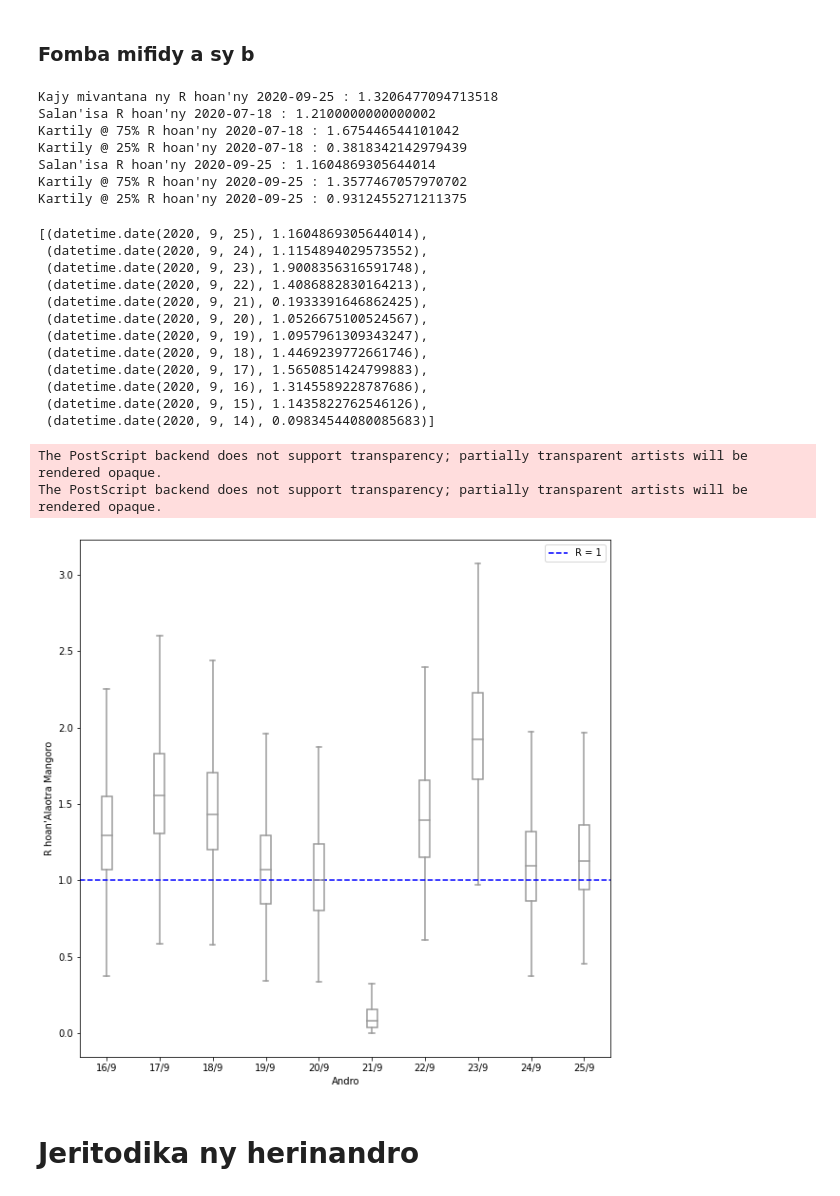
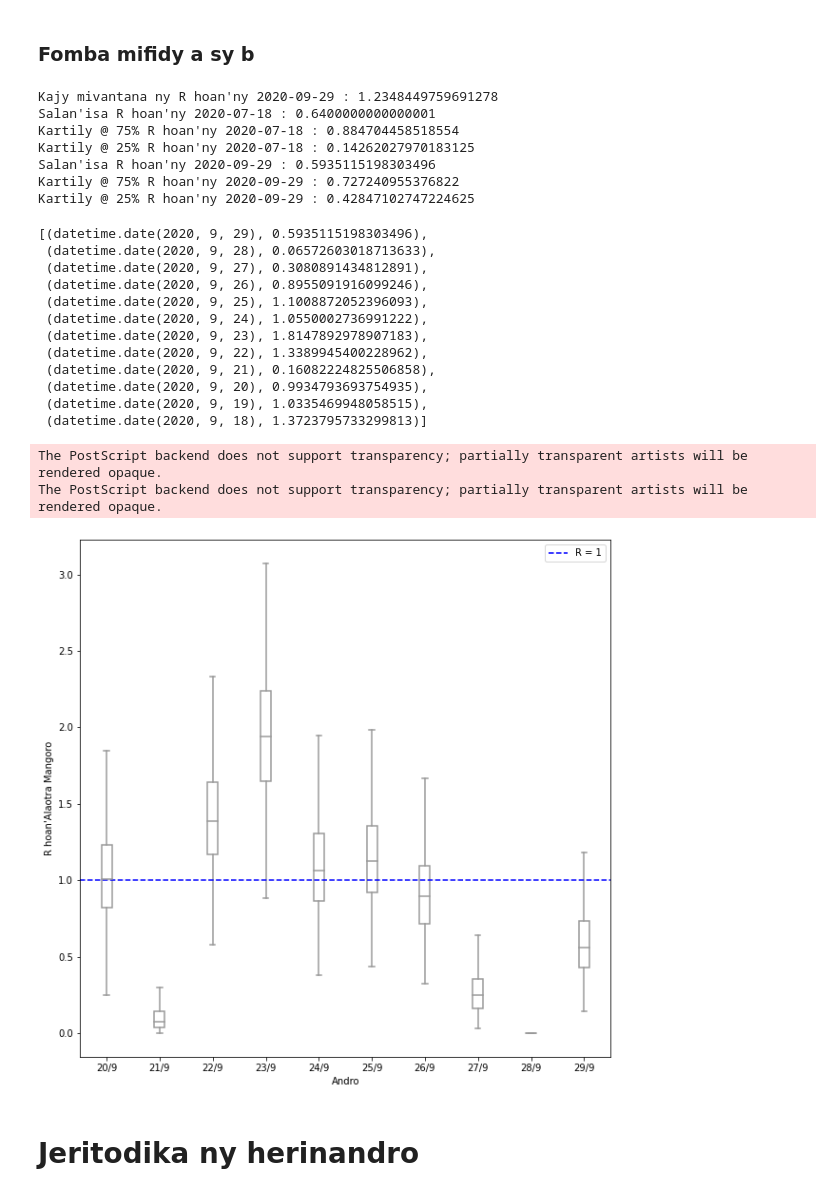
Before and after one commit to tabilaocov/ady_cov, a Jupyter notebook: scr/modely_RP/R_alaotra.ipynb, the cells around one changed output. Saved outputs shown, nothing was run; the diff lists cells and outputs as text; code cells hidden in the pictures.

```diff
--- a/scr/modely_RP/R_alaotra.ipynb
+++ b/scr/modely_RP/R_alaotra.ipynb
@@ -338,8 +338,8 @@ R(t= 2020-09-25 ) = 1.1561502220411217 = bika*
 # %%
 # Prior Gamma distribution of Rt
 
-Rtpr_sh = 1.1 # shape
-Rtpr_sc = 1.1 # scale
+Rtpr_sh = 0.8 # shape
+Rtpr_sc = 0.8 # scale
 
 # Posterior distribution for Rt
 
@@ -381,17 +381,17 @@ print("Salan'isa R hoan'ny", daty_data_mifar, ':', Rt_salan(daty_data_mifar))
 print("Kartily @ 75% R hoan'ny", daty_data_mifar, ':', perc75(daty_data_mifar))
 print("Kartily @ 25% R hoan'ny", daty_data_mifar, ':', perc25(daty_data_mifar))
 # %% [output]
-Kajy mivantana ny R hoan'ny 2020-09-25 : 1.3206477094713518
-Salan'isa R hoan'ny 2020-07-18 : 1.2100000000000002
-Kartily @ 75% R hoan'ny 2020-07-18 : 1.675446544101042
-Kartily @ 25% R hoan'ny 2020-07-18 : 0.3818342142979439
-Salan'isa R hoan'ny 2020-09-25 : 1.1604869305644014
-Kartily @ 75% R hoan'ny 2020-09-25 : 1.3577467057970702
-Kartily @ 25% R hoan'ny 2020-09-25 : 0.9312455271211375
+Kajy mivantana ny R hoan'ny 2020-09-29 : 1.2348449759691278
+Salan'isa R hoan'ny 2020-07-18 : 0.6400000000000001
+Kartily @ 75% R hoan'ny 2020-07-18 : 0.884704458518554
+Kartily @ 25% R hoan'ny 2020-07-18 : 0.14262027970183125
+Salan'isa R hoan'ny 2020-09-29 : 0.5935115198303496
+Kartily @ 75% R hoan'ny 2020-09-29 : 0.727240955376822
+Kartily @ 25% R hoan'ny 2020-09-29 : 0.42847102747224625
 # %%
 rt_alao_lst = []
 
-daty_oh2 = datetime.date(2020,9,25)
+daty_oh2 = datetime.date(2020,9,29)
 for i in range(12):
   t = daty_oh2 - datetime.timedelta(days = i)
   rt_amboar = Rt_salan(t)
@@ -399,18 +399,18 @@ for i in range(12):
 
 rt_alao_lst
 # %% [output]
-[(datetime.date(2020, 9, 25), 1.1604869305644014),
- (datetime.date(2020, 9, 24), 1.1154894029573552),
- (datetime.date(2020, 9, 23), 1.9008356316591748),
- (datetime.date(2020, 9, 22), 1.4086882830164213),
- (datetime.date(2020, 9, 21), 0.1933391646862425),
- (datetime.date(2020, 9, 20), 1.0526675100524567),
- (datetime.date(2020, 9, 19), 1.0957961309343247),
- (datetime.date(2020, 9, 18), 1.4469239772661746),
- (datetime.date(2020, 9, 17), 1.5650851424799883),
- (datetime.date(2020, 9, 16), 1.3145589228787686),
- (datetime.date(2020, 9, 15), 1.1435822762546126),
- (datetime.date(2020, 9, 14), 0.09834544080085683)]
+[(datetime.date(2020, 9, 29), 0.5935115198303496),
+ (datetime.date(2020, 9, 28), 0.06572603018713633),
+ (datetime.date(2020, 9, 27), 0.3080891434812891),
+ (datetime.date(2020, 9, 26), 0.8955091916099246),
+ (datetime.date(2020, 9, 25), 1.1008872052396093),
+ (datetime.date(2020, 9, 24), 1.0550002736991222),
+ (datetime.date(2020, 9, 23), 1.8147892978907183),
+ (datetime.date(2020, 9, 22), 1.3389945400228962),
+ (datetime.date(2020, 9, 21), 0.16082224825506858),
+ (datetime.date(2020, 9, 20), 0.9934793693754935),
+ (datetime.date(2020, 9, 19), 1.0335469948058515),
+ (datetime.date(2020, 9, 18), 1.3723795733299813)]
 # %%
 # Plotting
 
@@ -418,7 +418,7 @@ np.random.seed(12345)
 
 daty_data_mifar9 = daty_data_mifar - datetime.timedelta(days = 9)
 
-formatf_date = lambda date_py: '{}/{}'.format(date_py.day, str(date_py.month)[0:1])
+formatf_date = lambda date_py: '{}/{}'.format(date_py.day, date_py.month)
 
 daty_lst = []
 
@@ -429,25 +429,32 @@ for i in range(round(((daty_data_mifar - daty_data_mifar9).days)+1)):
   data_amboar = [gengamma.rvs( func_sh(t)(Rt_salan(t)), 1, loc = 0, scale = func_sc(t)(1)) for j in range(1000)]
   daty_lst.append(formatf_date(t))
   data_Rt_lst.append(data_amboar)
+# %%
+Rtdata = pd.DataFrame(columns =['daty10','rt10'])
+for i in range(10):
+    Rtdata.loc[i] = [daty_lst[i],data_Rt_lst[i]]
+
+Rtdata = Rtdata.explode('rt10')
+Rtdata['rt10'] = Rtdata['rt10'].astype('float')
 # %%
 # Plotting the last 10 days
 
 
 fig, ax = plt.subplots(figsize=(10, 10))
 
-sns.boxplot(daty_lst, data_Rt_lst, color='white', width=0.2, showfliers=False, ax=ax)
+sns.boxplot(x = "daty10", y = "rt10", data = Rtdata, color='white', width=0.2, showfliers=False, ax=ax)
 ax.axhline(y=1, color='b', linestyle='dashed', label ="R = 1")
 
 ax.set(xlabel ='Andro', ylabel = "R hoan'Alaotra Mangoro")
 ax.legend(loc= 'best')
 
-plt.savefig(path_to_save+'Rt25910_alao.png')
-plt.savefig(path_to_save+'Rt25910_alao.eps')
+plt.savefig(path_to_save+'Rt29910_alao.png')
+plt.savefig(path_to_save+'Rt29910_alao.eps')
 plt.show()
 # %% [output]
 The PostScript backend does not support transparency; partially transparent artists will be rendered opaque.
 The PostScript backend does not support transparency; partially transparent artists will be rendered opaque.
-[figure, old version]
+[figure, new version]
 # %% [markdown]
 # Jeritodika ny herinandro
 # %%
```
Also changed, not shown: parts of 19 cells of this notebook.
